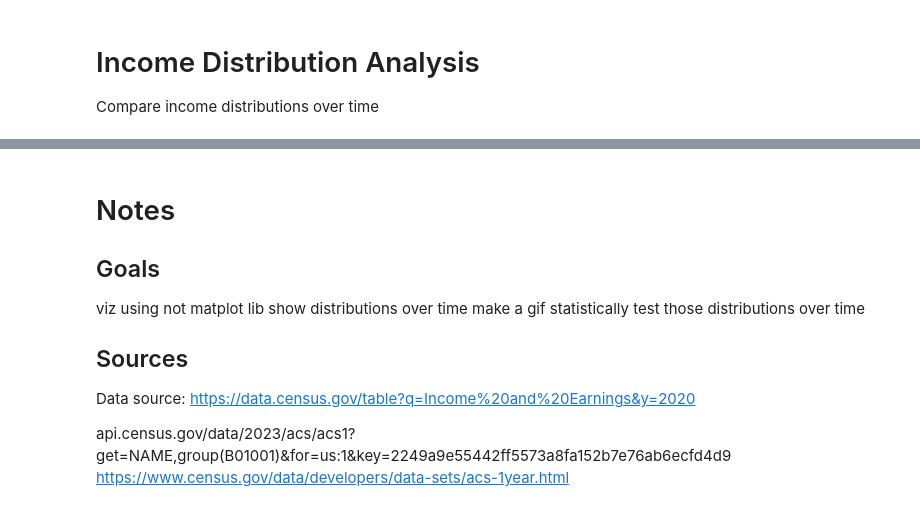
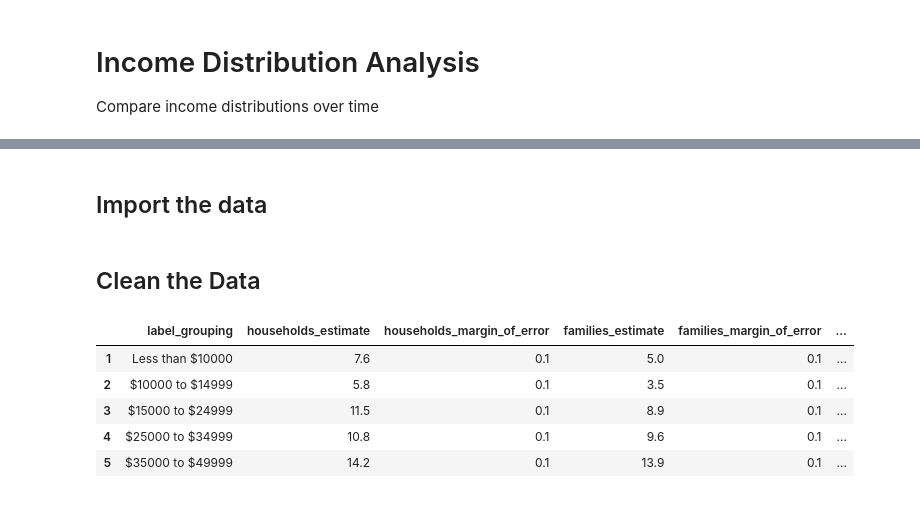
Before and after one commit to curohn/wage_distribution, a Jupyter notebook: main.ipynb, the cells around one changed output, grey strips where cells are left out. Cells and saved outputs as stored; diff of their text form; code cells hidden in the pictures.

Commit message:
cleaning

```diff
--- a/main.ipynb
+++ b/main.ipynb
@@ -80,13 +8,2 @@ KeyError: 'label_grouping'
-# %% [markdown]
-# Notes
-## Goals
-viz using not matplot lib
-show distributions over time
-make a gif
-statistically test those distributions over time
-
-## Sources
-Data source: https://data.census.gov/table?q=Income%20and%20Earnings&y=2020
-
-api.census.gov/data/2023/acs/acs1?get=NAME,group(B01001)&for=us:1&key=2249a9e55442ff5573a8fa152b7e76ab6ecfd4d9
-https://www.census.gov/data/developers/data-sets/acs-1year.html
+# %% [markdown]
+## Import the data
@@ -92,0 +37,54 @@ https://www.census.gov/data/developers/data-sets/acs-1year.html
+# %% [markdown]
+## Clean the Data
+# %%
+# Clean
+# Rename the columns
+new_column_names = {
+    "Label (Grouping)": "label_grouping",
+    "United States!!Households!!Estimate": "households_estimate",
+    "United States!!Households!!Margin of Error": "households_margin_of_error",
+    "United States!!Families!!Estimate": "families_estimate",
+    "United States!!Families!!Margin of Error": "families_margin_of_error",
+    "United States!!Married-couple families!!Estimate": "married_couple_families_estimate",
+    "United States!!Married-couple families!!Margin of Error": "married_couple_families_margin_of_error",
+    "United States!!Nonfamily households!!Estimate": "nonfamily_households_estimate",
+    "United States!!Nonfamily households!!Margin of Error": "nonfamily_households_margin_of_error"
+}
+
+# Apply the renaming
+combined_data.rename(columns=new_column_names, inplace=True)
+
+
+# Replace '%' and '±' symbols in all columns, where applicable
+cleaned_data = combined_data.copy()
+
+# Apply the cleaning to all string-type columns
+for col in cleaned_data.columns:
+    if cleaned_data[col].dtype == 'object':  # Only apply to string columns
+        cleaned_data[col] = (
+            cleaned_data[col]
+            .str.replace('%', '', regex=False)  # Remove percentage symbols
+            .str.replace('±', '', regex=False)  # Remove ± symbols
+            .str.replace(',', '', regex=False)  # Remove commas
+        )
+
+# Display the renamed dataframe
+cleaned_data.head()
+
+"""
+Cell generated by Data Wrangler.
+"""
+def clean_data(cleaned_data):
+    # Filter rows based on column: 'label_grouping'
+    cleaned_data = cleaned_data[(cleaned_data['label_grouping'].str.contains("total", regex=False, na=False)) | (cleaned_data['label_grouping'].str.contains("$", regex=False, na=False))]
+    return cleaned_data
+
+cleaned_data = clean_data(cleaned_data.copy())
+cleaned_data.head()
+# %% [output]
+|  | label_grouping | households_estimate | households_margin_of_error | families_estimate | families_margin_of_error | ... |
+| 1 | Less than $10000 | 7.6 | 0.1 | 5.0 | 0.1 | ... |
+| 2 | $10000 to $14999 | 5.8 | 0.1 | 3.5 | 0.1 | ... |
+| 3 | $15000 to $24999 | 11.5 | 0.1 | 8.9 | 0.1 | ... |
+| 4 | $25000 to $34999 | 10.8 | 0.1 | 9.6 | 0.1 | ... |
+| 5 | $35000 to $49999 | 14.2 | 0.1 | 13.9 | 0.1 | ... |
```
Also changed, not shown: parts of 8 cells of this notebook.
